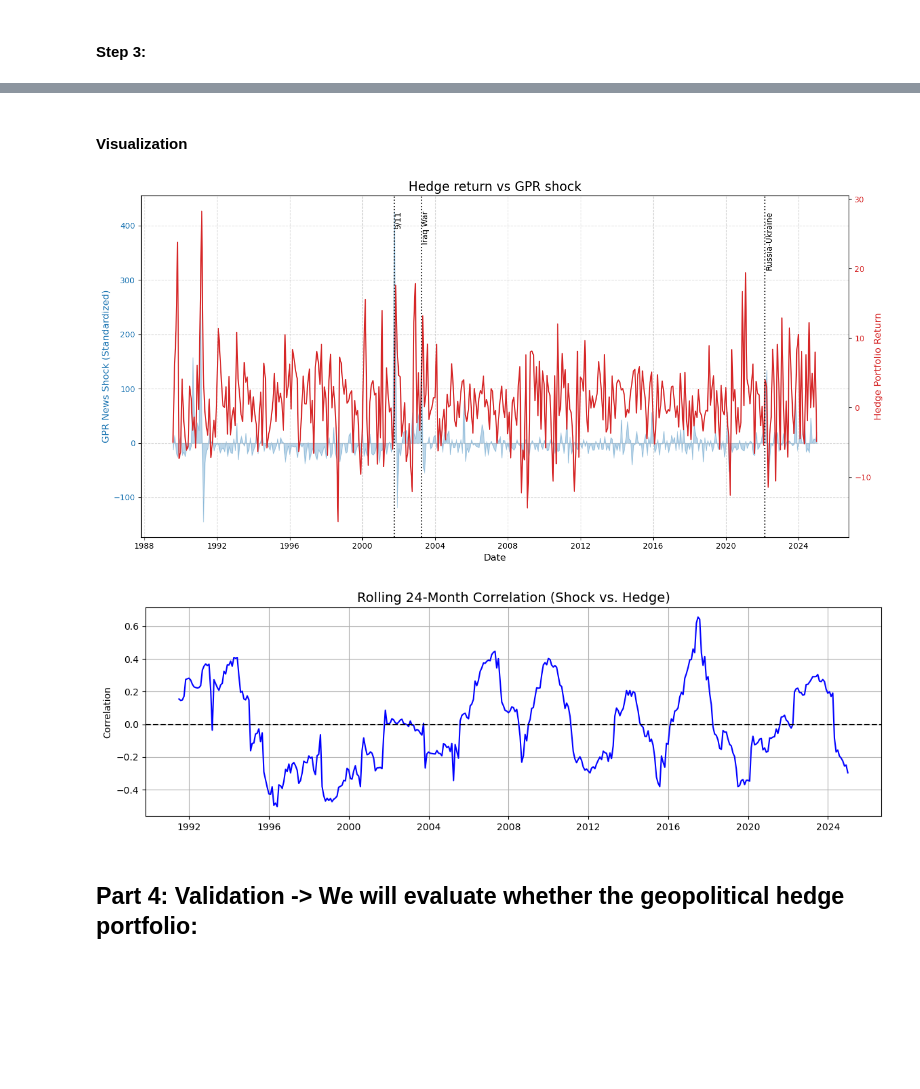
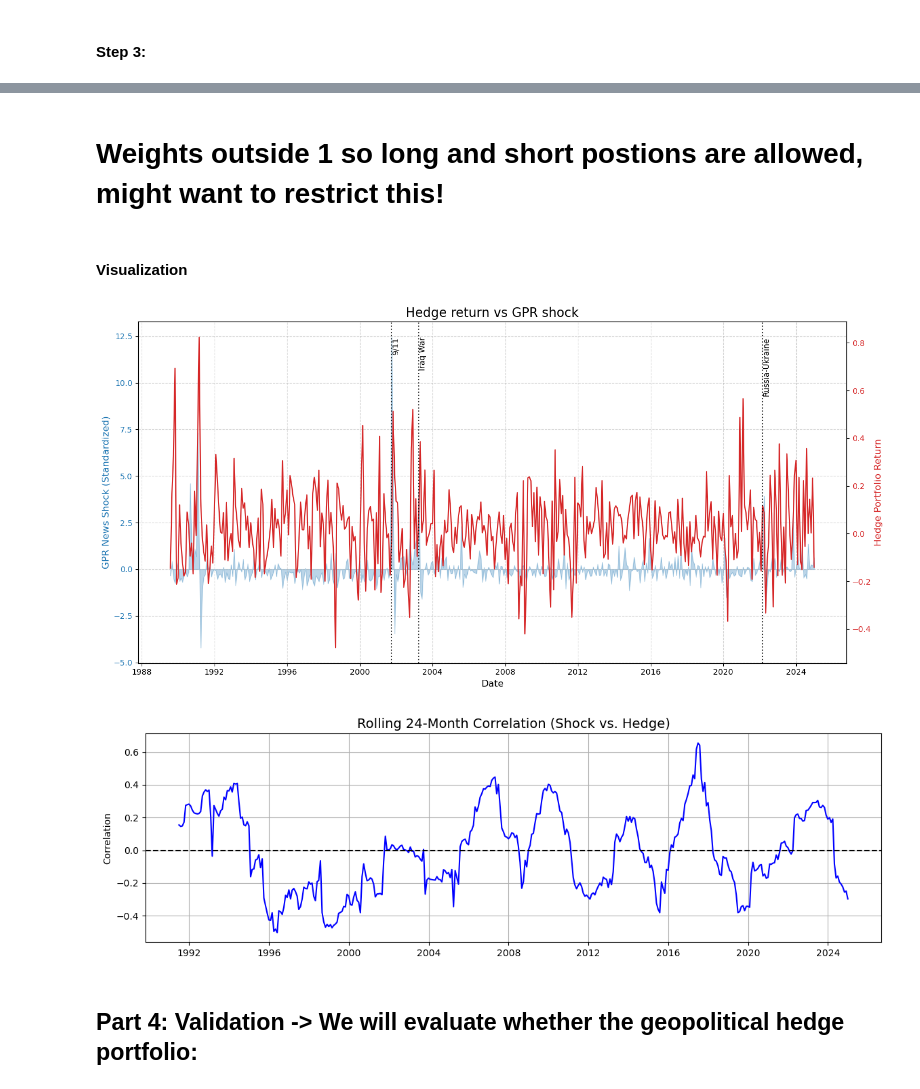
Before and after one commit to siddharthyashkukreja-cloud/Hedging_GeoPolRisk, a Jupyter notebook: part 3 - Measuring Geopolitical News.ipynb, the cells around one changed output, grey strips where cells are left out. Cells and saved outputs as stored; diff of their text form; code cells hidden in the pictures; blank space fills up the shorter version.

```diff
--- a/part 3 - Measuring Geopolitical News.ipynb
+++ b/part 3 - Measuring Geopolitical News.ipynb
@@ -156,10 +156,10 @@ print(f"Factors date type: {factors['date'].dtype}")
 
 #merging
 df_master = df_stocks.merge(factors, on='date', how='inner')
-df_master = df_master.merge(df_gpr_clean[['date', 'gpr_news_shock']], on='date', how='inner')
+df_master = df_master.merge(df_gpr_clean[['date', 'gpr_news_shock_z',]], on='date', how='inner')
 df_master['excret'] = df_master['ret'] - df_master['RF']
 
-print(df_master[['date', 'permno', 'ret', 'Mkt-RF', 'SMB', 'HML', 'RF', 'Mom', 'gpr_news_shock']])
+print(df_master[['date', 'permno', 'ret', 'Mkt-RF', 'SMB', 'HML', 'RF', 'Mom', 'gpr_news_shock_z']])
 # %% [output]
 GPR date type: datetime64[ns]
 Stocks date type: datetime64[ns]
@@ -189,12 +189,12 @@ def rolling_beta_pipeline(group):
     # Dependent variable Excess Return
     endog = group['excret']
     # Independent are the 4 factors and the shock
-    exog = sm.add_constant(group[['Mkt-RF', 'SMB', 'HML', 'Mom', 'gpr_news_shock']])
+    exog = sm.add_constant(group[['Mkt-RF', 'SMB', 'HML', 'Mom', 'gpr_news_shock_z']])
 
     # use a rolling we start with just a 60 month window
     rols = RollingOLS(endog, exog, window=60, min_nobs=36)
     rres = rols.fit()
-    return rres.params['gpr_news_shock']
+    return rres.params['gpr_news_shock_z']
 
 # Calculate bbeta
 df_master['beta_gpr'] = df_master.groupby('permno', group_keys=False).apply(rolling_beta_pipeline)
@@ -247,12 +247,12 @@ for i in range(1, 11):
     resid_cols.append(f'resid_{col}')
 
 # Estimate Weights (Regress GPR Shock on the Clean Residuals), dont forget to align gpr data with other data
-target_shock = df_gpr_clean.set_index('date')['gpr_news_shock'].reindex(portfolio_residuals.index)
+target_shock = df_gpr_clean.set_index('date')['gpr_news_shock_z'].reindex(portfolio_residuals.index)
 
 # Create a clean dataset for the weights regression
 clean_data = pd.concat([target_shock, portfolio_residuals], axis=1).dropna()
 
-Y_shock = clean_data['gpr_news_shock']
+Y_shock = clean_data['gpr_news_shock_z']
 X_resids = clean_data[resid_cols]
 
 # The coefficients from this regression are the portfolio weights
@@ -270,7 +270,7 @@ for i in range(1, 11):
 final_hedge = pd.DataFrame({
     'date': port_rets_clean.index,
     'Hedge_Return': geo_factor_ret,
-    'GPR_Shock_News': target_shock
+    'GPR_Shock_News_Z': target_shock
     }).dropna()
 
 print("\nThe hedge portfolio")
@@ -306,4 +306,6 @@ The hedge portfolio
 426 rows × 3 columns
+# %% [markdown]
+# Weights outside 1 so long and short postions are allowed, might want to restrict this!
 # %% [markdown]
 #### Visualization
 # %%
@@ -316,7 +318,7 @@ fig, ax1 = plt.subplots(figsize=(14, 7))
 color = 'tab:blue'
 ax1.set_xlabel('Date', fontsize=12)
 ax1.set_ylabel('GPR News Shock (Standardized)', color=color, fontsize=12)
-ax1.fill_between(plot_data.index, plot_data['GPR_Shock_News'], color=color, alpha=0.3, label='GPR_Shock_News')
+ax1.fill_between(plot_data.index, plot_data['GPR_Shock_News_Z'], color=color, alpha=0.3, label='GPR_Shock_News_Z')
 ax1.tick_params(axis='y', labelcolor=color)
 
 
@@ -326,36 +328,36 @@ ax2 = ax1.twinx()  #second axis for hedge return
 color = 'tab:red'
 ax2.set_ylabel('Hedge Portfolio Return', color=color, fontsize=12)
 ax2.plot(plot_data.index, plot_data['Hedge_Return'], color=color, linewidth=1.5, label='Hedge Return')
 ax2.tick_params(axis='y', labelcolor=color)
 plt.title('Hedge return vs GPR shock', fontsize=16)
 ax1.grid(True, linestyle='--', alpha=0.5)
 
 
 #some nead markers to check certain dates
 events = {
     pd.Timestamp('2001-09-30'): '9/11',
     pd.Timestamp('2003-03-31'): 'Iraq War',
     pd.Timestamp('2022-02-28'): 'Russia-Ukraine'}
 
 for date, label in events.items():
     if date in plot_data.index:
         plt.axvline(x=date, color='black', linestyle=':', alpha=0.8)
-        ax1.text(date, plot_data['GPR_Shock_News'].max(), label, rotation=90, verticalalignment='top')
+        ax1.text(date, plot_data['GPR_Shock_News_Z'].max(), label, rotation=90, verticalalignment='top')
 plt.tight_layout()
 plt.show()
 
 
 # This shows if the hedge is consistently working or only works sometimes
 plt.figure(figsize=(14, 4))
-rolling_corr = plot_data['Hedge_Return'].rolling(window=24).corr(plot_data['GPR_Shock_News'])
+rolling_corr = plot_data['Hedge_Return'].rolling(window=24).corr(plot_data['GPR_Shock_News_Z'])
 plt.plot(rolling_corr, color='blue')
 plt.axhline(0, color='black', linestyle='--')
 plt.title('Rolling 24-Month Correlation (Shock vs. Hedge)', fontsize=14)
 plt.ylabel('Correlation')
 plt.grid(True)
 plt.show()
 # %% [output]
-[figure, old version]
+[figure, new version]
 [figure]
 # %% [markdown]
 ## Part 4: Validation -> We will evaluate whether the geopolitical hedge portfolio:
```
Also changed, not shown: parts of 9 cells of this notebook.
